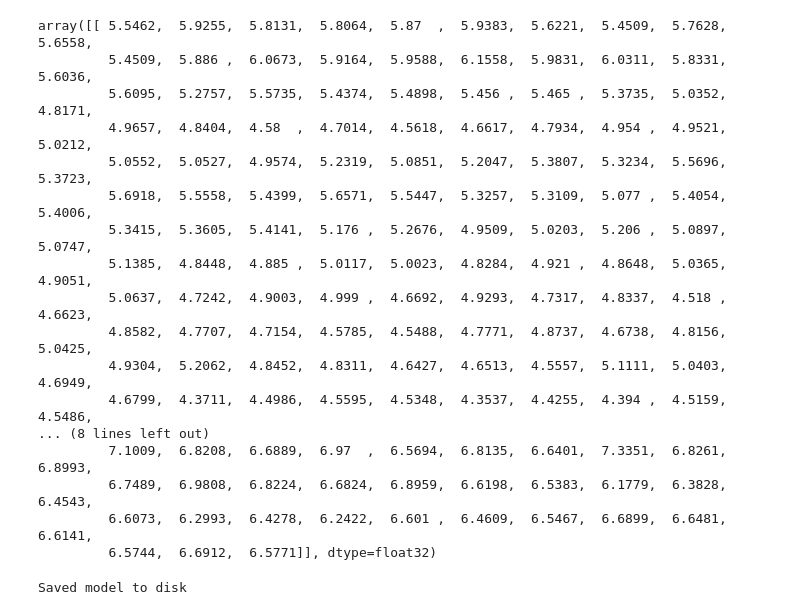
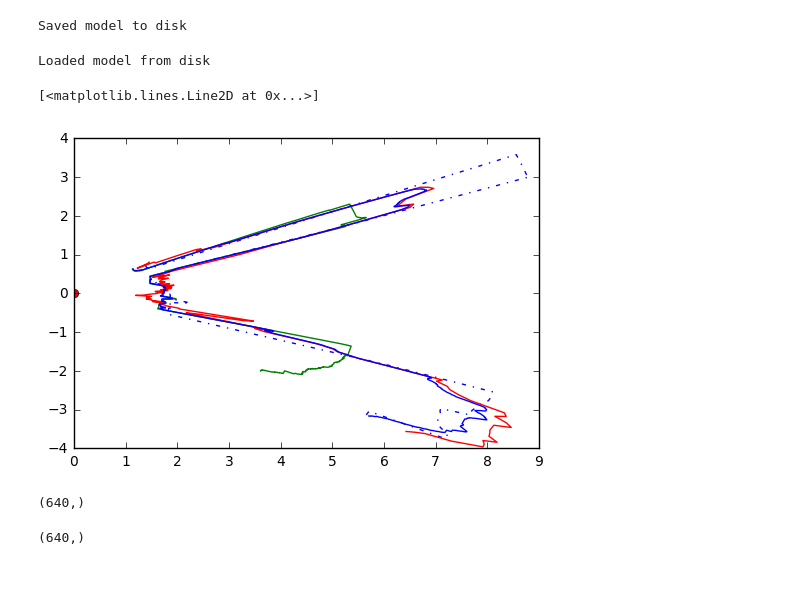
Before and after one commit to ku-ya/deep_learning, a Jupyter notebook: Deep_depth.ipynb, the cells around one changed output. Saved outputs shown, nothing was run; the diff lists cells and outputs as text; code cells hidden in the pictures; blank space fills up the shorter version.

Commit message:
working model
mse < 0.6

```diff
--- a/Deep_depth.ipynb
+++ b/Deep_depth.ipynb
@@ -209,20 +216,0 @@ plt.plot(0,0,'or')
-# %%
-result
-# %% [output]
-array([[ 5.5462,  5.9255,  5.8131,  5.8064,  5.87  ,  5.9383,  5.6221,  5.4509,  5.7628,  5.6558,
-         5.4509,  5.886 ,  6.0673,  5.9164,  5.9588,  6.1558,  5.9831,  6.0311,  5.8331,  5.6036,
-         5.6095,  5.2757,  5.5735,  5.4374,  5.4898,  5.456 ,  5.465 ,  5.3735,  5.0352,  4.8171,
-         4.9657,  4.8404,  4.58  ,  4.7014,  4.5618,  4.6617,  4.7934,  4.954 ,  4.9521,  5.0212,
-         5.0552,  5.0527,  4.9574,  5.2319,  5.0851,  5.2047,  5.3807,  5.3234,  5.5696,  5.3723,
-         5.6918,  5.5558,  5.4399,  5.6571,  5.5447,  5.3257,  5.3109,  5.077 ,  5.4054,  5.4006,
-         5.3415,  5.3605,  5.4141,  5.176 ,  5.2676,  4.9509,  5.0203,  5.206 ,  5.0897,  5.0747,
-         5.1385,  4.8448,  4.885 ,  5.0117,  5.0023,  4.8284,  4.921 ,  4.8648,  5.0365,  4.9051,
-         5.0637,  4.7242,  4.9003,  4.999 ,  4.6692,  4.9293,  4.7317,  4.8337,  4.518 ,  4.6623,
-         4.8582,  4.7707,  4.7154,  4.5785,  4.5488,  4.7771,  4.8737,  4.6738,  4.8156,  5.0425,
-         4.9304,  5.2062,  4.8452,  4.8311,  4.6427,  4.6513,  4.5557,  5.1111,  5.0403,  4.6949,
-         4.6799,  4.3711,  4.4986,  4.5595,  4.5348,  4.3537,  4.4255,  4.394 ,  4.5159,  4.5486,
-... (8 lines left out)
-         7.1009,  6.8208,  6.6889,  6.97  ,  6.5694,  6.8135,  6.6401,  7.3351,  6.8261,  6.8993,
-         6.7489,  6.9808,  6.8224,  6.6824,  6.8959,  6.6198,  6.5383,  6.1779,  6.3828,  6.4543,
-         6.6073,  6.2993,  6.4278,  6.2422,  6.601 ,  6.4609,  6.5467,  6.6899,  6.6481,  6.6141,
-         6.5744,  6.6912,  6.5771]], dtype=float32)
@@ -236,3 +226,56 @@ model.save_weights("models/model_notebook.h5")
 print("Saved model to disk")
 # %% [output]
 Saved model to disk
+# %%
+json_file = open('models/model_low.json', 'r')
+loaded_model_json = json_file.read()
+json_file.close()
+loaded_model = model_from_json(loaded_model_json)
+# load weights into new model
+loaded_model.load_weights("models/model_notebook_low.h5")
+print("Loaded model from disk")
+# %% [output]
+Loaded model from disk
+# %%
+N = 10
+result = loaded_model.predict([rgb[N:N+1,:,:,:], depth[N:N+1,:,:,:]])
+pose = [0.,0.,0.]
+vi.laser_plot2(np.mean(depth[N,15:35,:,:],axis=0).T[0],640,'g')
+vi.laser_plot2(laser[N,:],laser.shape[1],'b-.')
+vi.laser_plot2(result[0],laser.shape[1],'r')
+depth_new = np.mean(depth[N,15:35,:,:],axis=0).T[0]
+
+from scipy.interpolate import interp1d
+laser_fov = result[0]
+original_span = np.linspace(0,1,laser_fov.shape[0])
+f = interp1d(original_span,laser_fov)
+reduced_span = np.linspace(0,1,640)
+laser_fov = f(reduced_span)
+
+def bayes_update(prior, likelihood):
+    x = np.linspace(0,10,300)
+    mu = prior
+    mu2 = likelihood
+    sigma = 1./10*(prior)**2
+    sigma2 = 1.
+    pz = 1./(2*np.pi*sigma**2)*np.exp(-(x-mu)**2/(2*sigma**2))
+    pdz = 1./(2*np.pi*sigma2**2)*np.exp(-(x-mu2)**2/(2*sigma2**2))
+    return x[np.argmax(pdz*pz)]
+post = np.zeros(640)
+for i in range(640):
+    post[i] = bayes_update(depth_new[i],laser_fov[i])
+
+result_new = depth_new*np.exp(-(depth_new)**2/(2*2)**2)+laser_fov*np.exp(-(laser_fov+3)**2/(2*4)**2)
+vi.laser_plot2(post,result_new.shape[0],'b')
+plt.plot(0,0,'or')
+# %% [output]
+[<matplotlib.lines.Line2D at 0x...>]
+[figure, added]
+# %%
+np.mean(depth[N,15:35,:,:],axis=0).T[0].shape
+# %% [output]
+(640,)
+# %%
+result_new.shape
+# %% [output]
+(640,)
```
Also changed, not shown: parts of 12 cells of this notebook, 3 other files.
